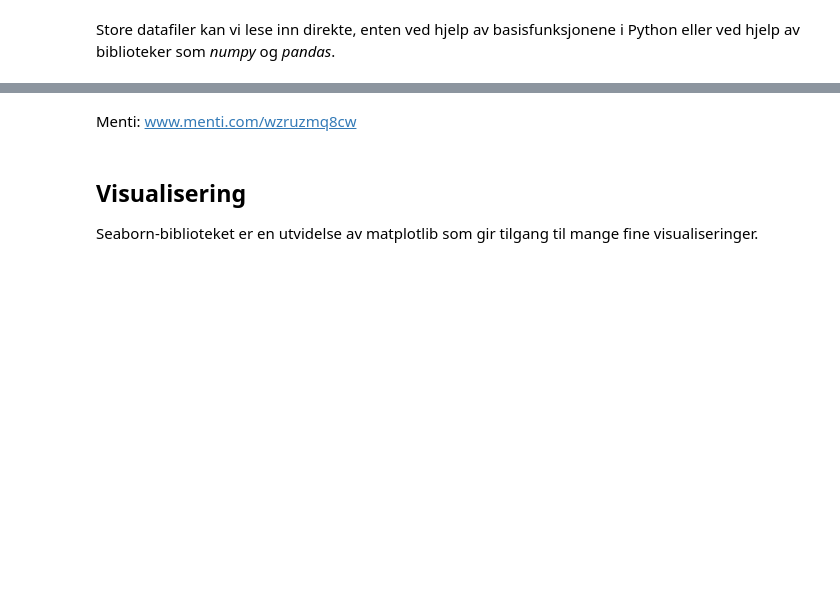
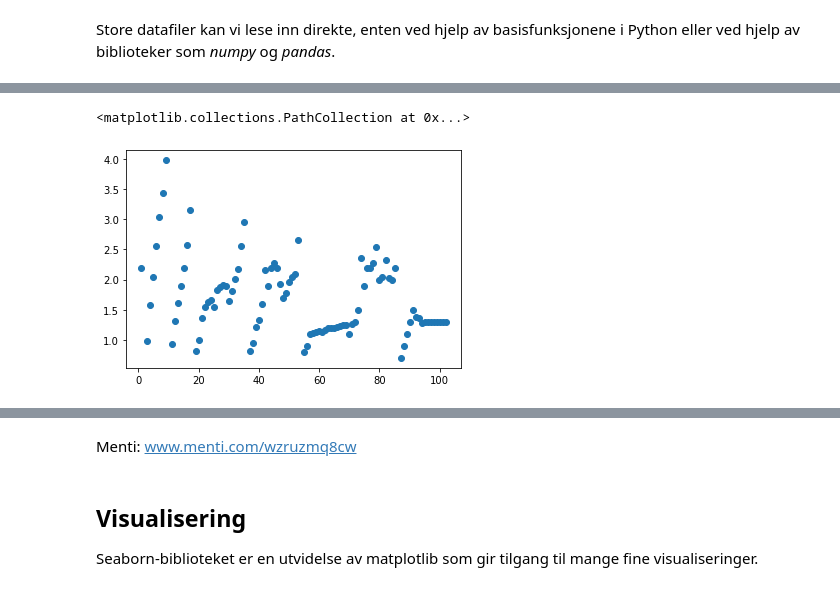
Before and after one commit to andreasdh/programmering-i-kjemi, a Jupyter notebook: docs/forelesninger/forelesning2_2021.ipynb, the cells around one changed output, grey strips where cells are left out. Saved outputs shown, nothing was run; the diff lists cells and outputs as text; code cells hidden in the pictures; blank space fills up the shorter version.

```diff
--- a/docs/forelesninger/forelesning2_2021.ipynb
+++ b/docs/forelesninger/forelesning2_2021.ipynb
@@ -25,0 +48,2 @@ Store datafiler kan vi lese inn direkte, enten ved hjelp av basisfunksjonene i P
+# %%
+data = pd.read_csv("https://www.uio.no/studier/emner/matnat/ifi/IN-KJM1900/h21/datafiler/periodesystemet.csv")
@@ -25,0 +80,5 @@ Store datafiler kan vi lese inn direkte, enten ved hjelp av basisfunksjonene i P
+# %%
+plt.scatter(data["AtomicNumber"], data["Electronegativity"])
+# %% [output]
+<matplotlib.collections.PathCollection at 0x...>
+[figure, added]
```
Also changed, not shown: parts of 15 cells of this notebook.
